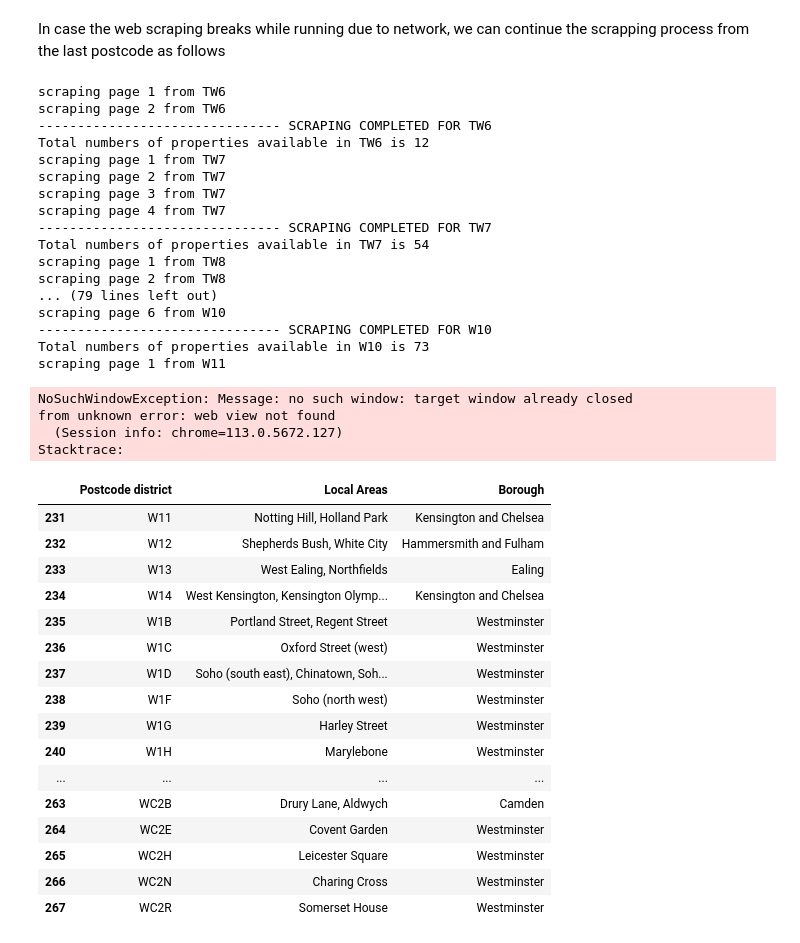
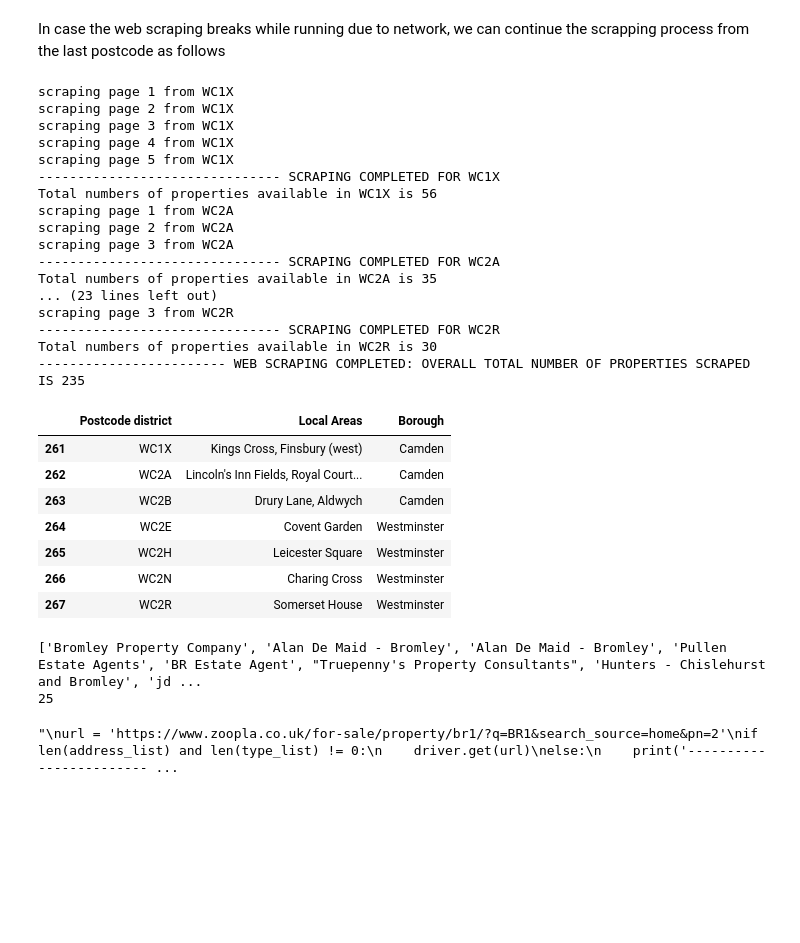
Before and after one commit to Timmtet/Data-Cleaning-Ldn, a Jupyter notebook: Zoopla_data_gathering_script.ipynb, the cells around one changed output. Drawn from its saved outputs; the diff is of its cells as text; code cells hidden in the pictures; blank space fills up the shorter version.

```diff
--- a/Zoopla_data_gathering_script.ipynb
+++ b/Zoopla_data_gathering_script.ipynb
@@ -391,52 +413,39 @@ In case the web scraping breaks while running due to network, we can continue th
 df = pd.DataFrame()
 
 # loop through postcodes
-for postcode in codes.loc[231:]['Postcode district']:
+for postcode in codes.loc[261:]['Postcode district']:
     # call the function and pass the empty DataFrame as an argument
     df1 = zoopla_rent(postcode, 'Rent', 'Zoopla', df)
     # append the df1 DataFrame to the empty DataFrame
     df = pd.concat([df, df1], ignore_index=True)
 print('------------------------ WEB SCRAPING COMPLETED: OVERALL TOTAL NUMBER OF PROPERTIES SCRAPED IS ' + str(df.shape[0]))
 # %% [output]
-scraping page 1 from TW6
-scraping page 2 from TW6
-------------------------------- SCRAPING COMPLETED FOR TW6
-Total numbers of properties available in TW6 is 12
-scraping page 1 from TW7
-scraping page 2 from TW7
-scraping page 3 from TW7
-scraping page 4 from TW7
-------------------------------- SCRAPING COMPLETED FOR TW7
-Total numbers of properties available in TW7 is 54
-scraping page 1 from TW8
-scraping page 2 from TW8
-... (79 lines left out)
-scraping page 6 from W10
-------------------------------- SCRAPING COMPLETED FOR W10
-Total numbers of properties available in W10 is 73
-scraping page 1 from W11
+scraping page 1 from WC1X
+scraping page 2 from WC1X
+scraping page 3 from WC1X
+scraping page 4 from WC1X
+scraping page 5 from WC1X
+------------------------------- SCRAPING COMPLETED FOR WC1X
+Total numbers of properties available in WC1X is 56
+scraping page 1 from WC2A
+scraping page 2 from WC2A
+scraping page 3 from WC2A
+------------------------------- SCRAPING COMPLETED FOR WC2A
+Total numbers of properties available in WC2A is 35
+... (23 lines left out)
+scraping page 3 from WC2R
+------------------------------- SCRAPING COMPLETED FOR WC2R
+Total numbers of properties available in WC2R is 30
+------------------------ WEB SCRAPING COMPLETED: OVERALL TOTAL NUMBER OF PROPERTIES SCRAPED IS 235
-NoSuchWindowException: Message: no such window: target window already closed
-from unknown error: web view not found
-  (Session info: chrome=113.0.5672.127)
-Stacktrace:
 # %%
 df.to_csv('Zoopla_rent-data2.csv')
 # %%
-data = codes.loc[231:]
+data = codes.loc[261:]
 data
 # %% [output]
 |  | Postcode district | Local Areas | Borough |
-| 231 | W11 | Notting Hill, Holland Park | Kensington and Chelsea |
-| 232 | W12 | Shepherds Bush, White City | Hammersmith and Fulham |
-| 233 | W13 | West Ealing, Northfields | Ealing |
-| 234 | W14 | West Kensington, Kensington Olymp... | Kensington and Chelsea |
-| 235 | W1B | Portland Street, Regent Street | Westminster |
-| 236 | W1C | Oxford Street (west) | Westminster |
-| 237 | W1D | Soho (south east), Chinatown, Soh... | Westminster |
-| 238 | W1F | Soho (north west) | Westminster |
-| 239 | W1G | Harley Street | Westminster |
-| 240 | W1H | Marylebone | Westminster |
-| ... | ... | ... | ... |
+| 261 | WC1X | Kings Cross, Finsbury (west) | Camden |
+| 262 | WC2A | Lincoln's Inn Fields, Royal Court... | Camden |
 | 263 | WC2B | Drury Lane, Aldwych | Camden |
 | 264 | WC2E | Covent Garden | Westminster |
 | 265 | WC2H | Leicester Square | Westminster |
@@ -496,6 +505,7 @@ desc_list =driver.find_elements(By.XPATH, "//p[contains(@class,'_1ankud53 _1ftx2
 date_added_list =driver.find_elements(By.XPATH, "//li[contains(@class,'_18cib8e1')]")
 agent_list_list =driver.find_elements(By.XPATH, "//img[contains(@class,'_12bxhf70')]")
 
+'''
 for ad in address_list:
     address.append(ad.text)
 print(address)
@@ -528,21 +538,33 @@ for ad in date_added_list:
     date_added.append(ad.text)
 print(date_added)
 
+'''
+
+
 for ad in agent_list_list:
     agent_list.append(ad.get_attribute('alt'))
 print(agent_list)
 
+'''
 print(len(address))
 print(len(types))
 print(len(bedrooms))
 print(len(bathrooms))
 print(len(prices))
 print(len(desc))
-print(len(date_added))
+print(len(date_added)) '''
+
+
 print(len(agent_list))
 
+'''
 url = 'https://www.zoopla.co.uk/for-sale/property/br1/?q=BR1&search_source=home&pn=2'
 if len(address_list) and len(type_list) != 0:
     driver.get(url)
 else:
     print('------------------------------- SCRAPING COMPLETED FOR ' + postcode)
+'''
+# %% [output]
+['Bromley Property Company', 'Alan De Maid - Bromley', 'Alan De Maid - Bromley', 'Pullen Estate Agents', 'BR Estate Agent', "Truepenny's Property Consultants", 'Hunters - Chislehurst and Bromley', 'jd ...
+25
+"\nurl = 'https://www.zoopla.co.uk/for-sale/property/br1/?q=BR1&search_source=home&pn=2'\nif len(address_list) and len(type_list) != 0:\n    driver.get(url)\nelse:\n    print('------------------------ ...
```
Also changed, not shown: parts of 3 cells of this notebook, 7 other files.
